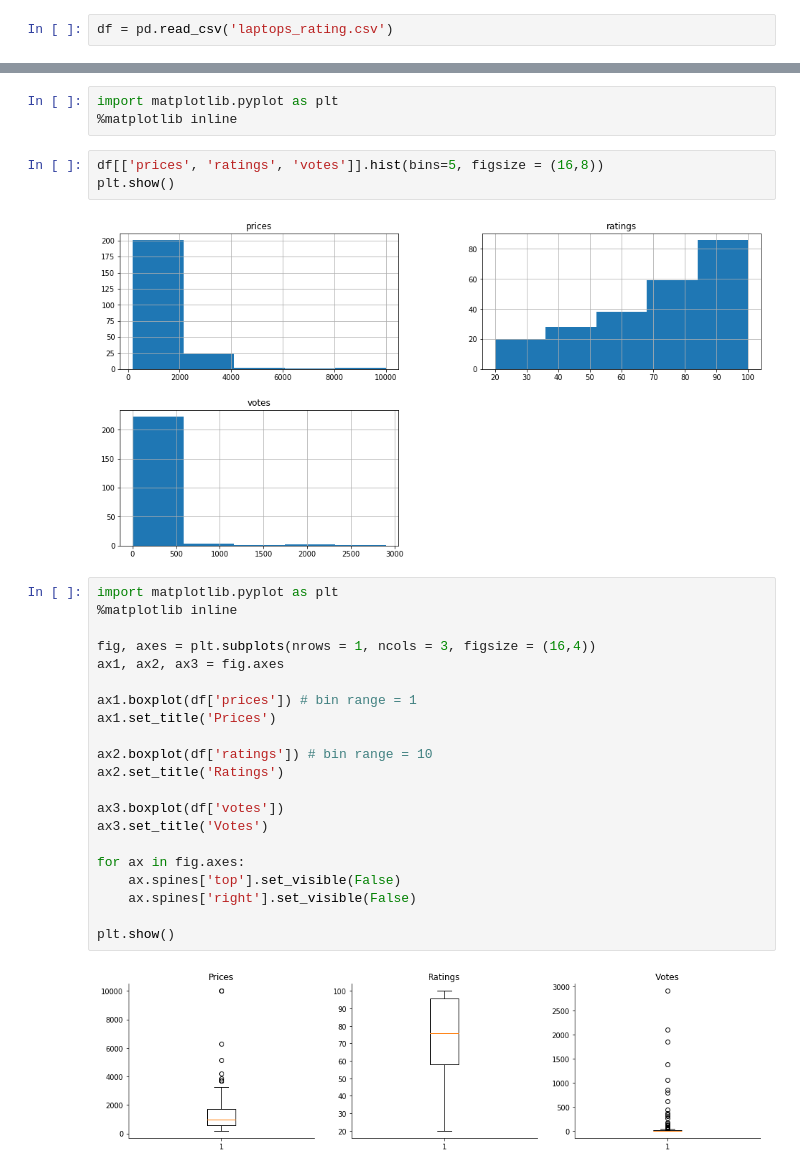
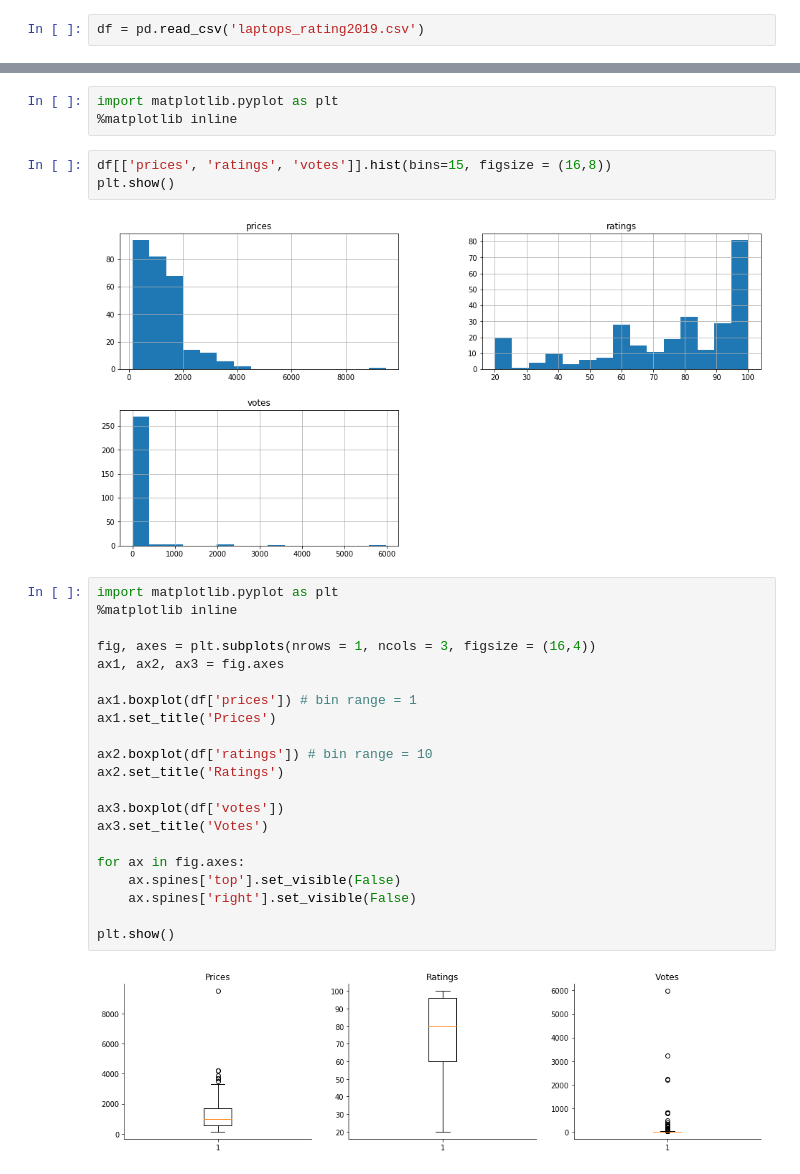
Before and after one commit to kmady/webscraping-with-python, a Jupyter notebook: LaptopsData.ipynb, the cells around one changed output, grey strips where cells are left out. Drawn from its saved outputs; the diff is of its cells as text.

```diff
--- a/LaptopsData.ipynb
+++ b/LaptopsData.ipynb
@@ -332,5 +331,5 @@ laptops_rating.head()
 # %%
-df = pd.read_csv('laptops_rating.csv')
+df = pd.read_csv('laptops_rating2019.csv')
 # %%
 df.head(20)
 # %% [output]
@@ -448,10 +447,10 @@ dfmax_ratings['votes'].max()
 import matplotlib.pyplot as plt
 %matplotlib inline
 # %%
-df[['prices', 'ratings', 'votes']].hist(bins=5, figsize = (16,8))
+df[['prices', 'ratings', 'votes']].hist(bins=15, figsize = (16,8))
 plt.show()
 # %% [output]
-[figure, old version]
+[figure, new version]
 # %%
 import matplotlib.pyplot as plt
 %matplotlib inline
@@ -474,4 +473,4 @@ for ax in fig.axes:
 
 plt.show()
 # %% [output]
-[figure, old version]
+[figure, new version]
```
Also changed, not shown: parts of 28 cells of this notebook, 3 other files.
